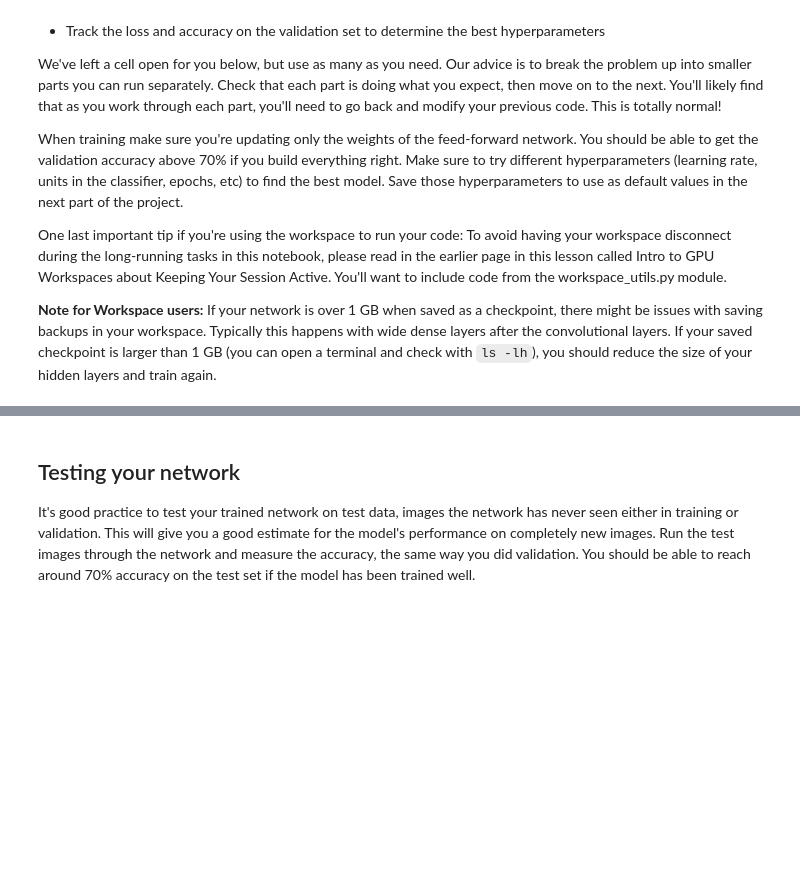
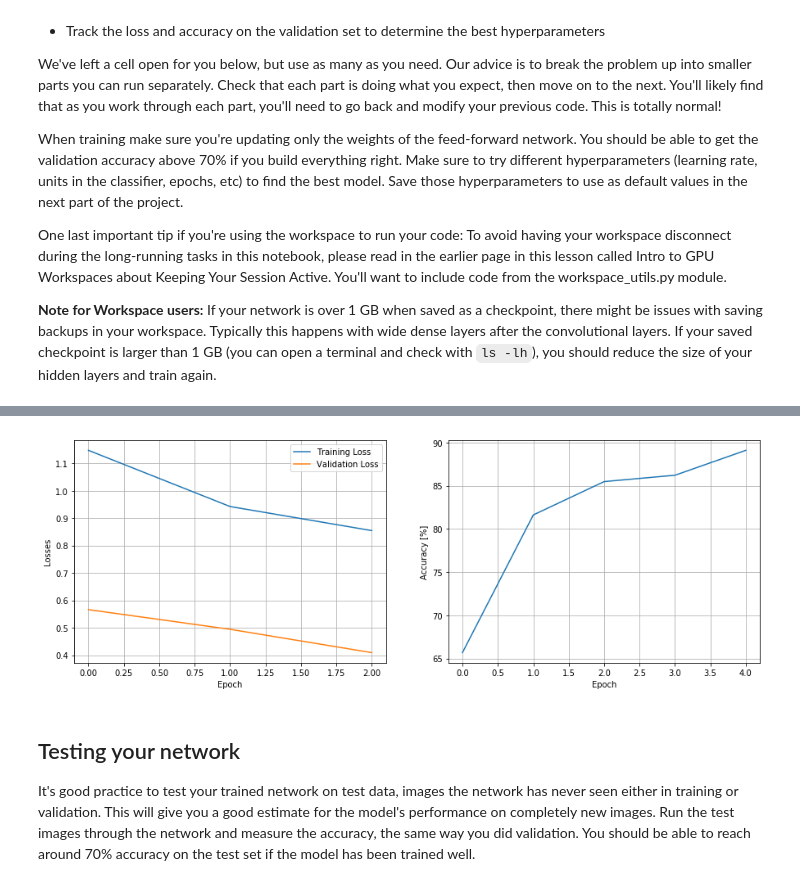
Before and after one commit to MarsUniversity/udacity-ai, a Jupyter notebook: ai-programming-with-python/project-2/Image Classifier Project.ipynb, the cells around one changed output, grey strips where cells are left out. Saved outputs shown, nothing was run; the diff lists cells and outputs as text; code cells hidden in the pictures; blank space fills up the shorter version.

```diff
--- a/ai-programming-with-python/project-2/Image Classifier Project.ipynb
+++ b/ai-programming-with-python/project-2/Image Classifier Project.ipynb
@@ -51,3 +102,7 @@ import json
 
 with open('cat_to_name.json', 'r') as f:
     cat_to_name = json.load(f)
+
+# cat_to_name
+# torch id to class name
+idx_to_class = {v: cat_to_name[k] for k, v in test_data.class_to_idx.items()}
@@ -75,0 +159,3 @@ GPU Workspaces about Keeping Your Session Active. You'll want to include code fr
+# %%
+device = torch.device("cuda" if torch.cuda.is_available() else "cpu")
+print(f"Is CUDA available: {torch.cuda.is_available()}")
@@ -75,0 +310,15 @@ GPU Workspaces about Keeping Your Session Active. You'll want to include code fr
+# %%
+opt = optim.Adam
+# opt = optim.SGD
+learningRate = 0.0001
+epochs = 5
+
+if isinstance(model, models.vgg.VGG):
+    optimizer = opt(model.classifier.parameters(), lr=learningRate)
+elif isinstance(model, models.resnet.ResNet):
+    optimizer = opt(model.fc.parameters(), lr=learningRate)
+else:
+    raise Exception(f"Invalid model type: {type(model)}")
+
+trainLoss, valLoss, acc = trainVal(model, trainloader, validloader,
+                                   optimizer, epochs)
@@ -76,3 +327,21 @@ GPU Workspaces about Keeping Your Session Active. You'll want to include code fr
+# %%
+plt.figure(figsize=(15,5))
+
+plt.subplot(1,2,1)
+plt.plot(trainLoss[2:], label='Training Loss')
+plt.plot(valLoss[2:], label='Validation Loss')
+plt.legend()
+plt.xlabel("Epoch")
+plt.ylabel("Losses")
+plt.grid(True);
+
+plt.subplot(1,2,2)
+plt.plot([100*x for x in acc], label='Accuracy')
+plt.xlabel("Epoch")
+plt.ylabel("Accuracy [%]")
+plt.grid(True);
+# %% [output]
+[figure, added]
 # %% [markdown]
 ## Testing your network
 
```
Also changed, not shown: parts of 28 cells of this notebook, 21 other files.
